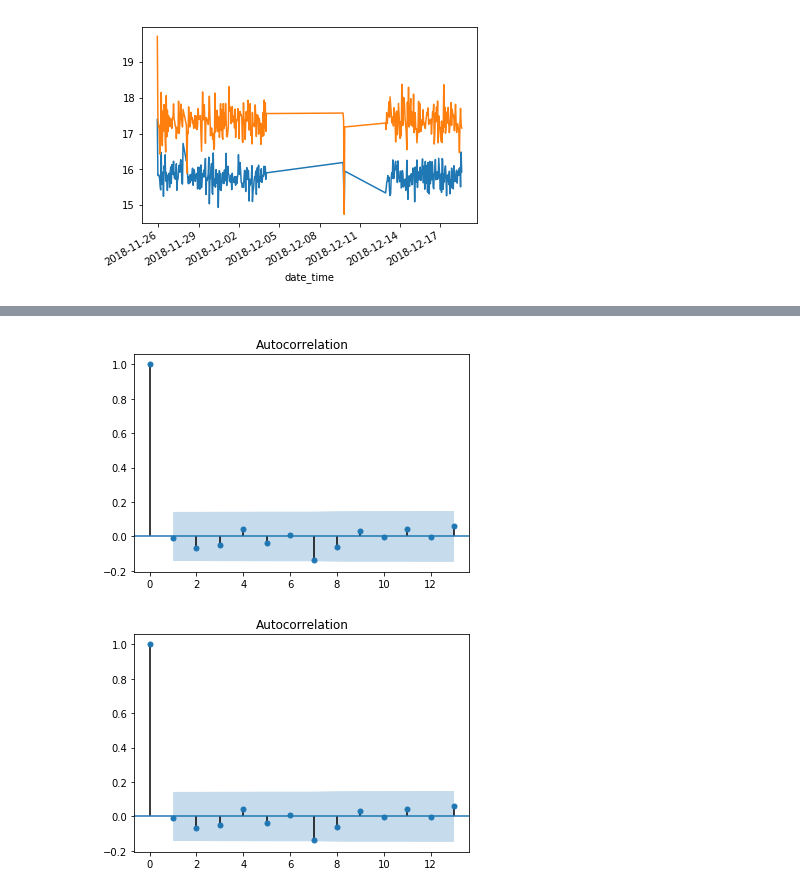
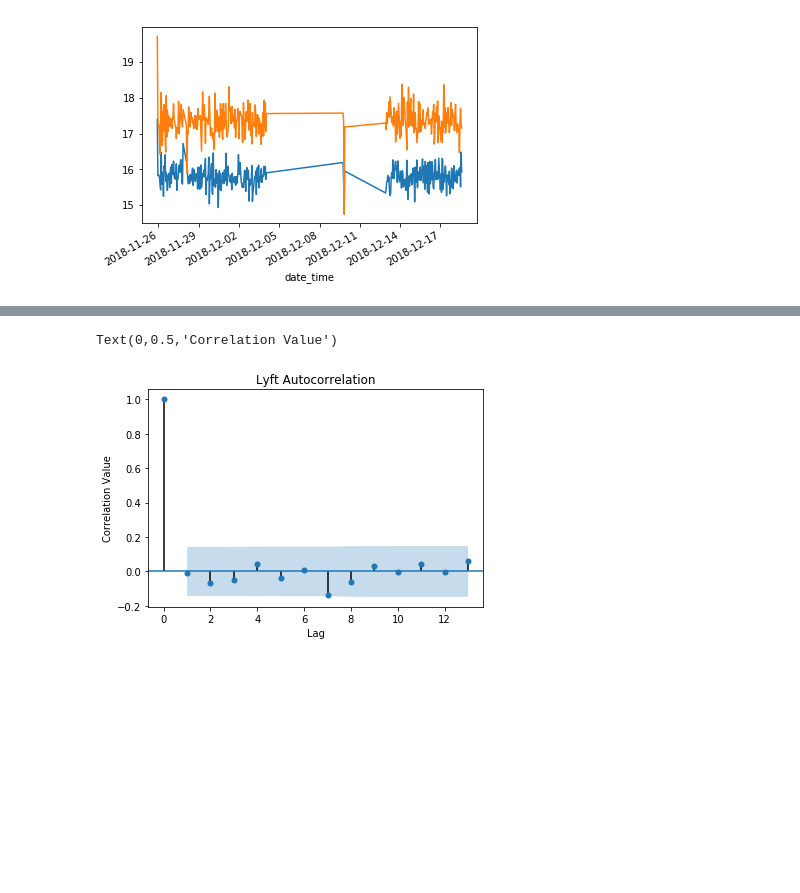
Before and after one commit to aschams/Uber_Lyft_Analysis, a Jupyter notebook: Mod_4_Proj_Aschams.ipynb, the cells around one changed output, grey strips where cells are left out. Cells and saved outputs as stored; diff of their text form; code cells hidden in the pictures; blank space fills up the shorter version.

```diff
--- a/Mod_4_Proj_Aschams.ipynb
+++ b/Mod_4_Proj_Aschams.ipynb
@@ -1067,5 +1080,8 @@ plot_acf(Uber_first_segment, lags=np.floor(np.sqrt(len(Uber_first_segment))))
 # %%
 plot_acf(Lyft_first_segment, lags=np.floor(np.sqrt(len(Lyft_first_segment))))
+plt.title('Lyft Autocorrelation')
+plt.xlabel('Lag')
+plt.ylabel('Correlation Value')
 # %% [output]
+Text(0,0.5,'Correlation Value')
-[figure, old version]
+[figure, new version]
-[figure, removed]
```
Also changed, not shown: parts of 5 cells of this notebook.
